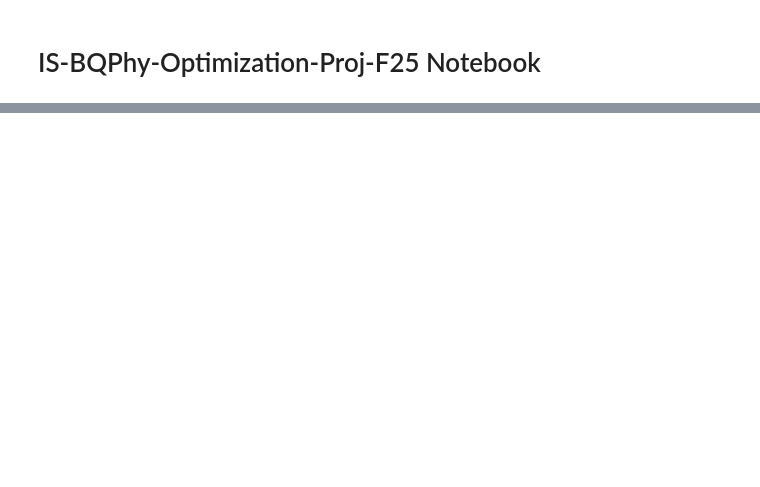
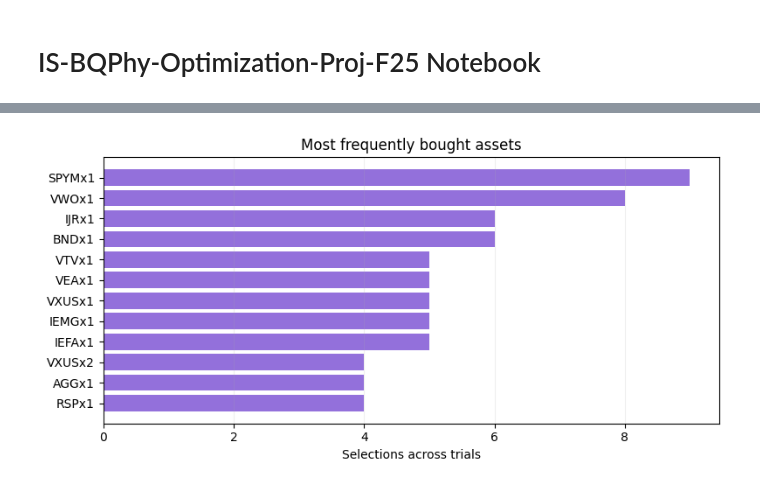
Before and after one commit to hemanskolla/IS-BQPhy-Optimization-Proj-F25, a Jupyter notebook: notebook.ipynb, the cells around one changed output, grey strips where cells are left out. Saved outputs shown, nothing was run; the diff lists cells and outputs as text; code cells hidden in the pictures; blank space fills up the shorter version.

```diff
--- a/notebook.ipynb
+++ b/notebook.ipynb
@@ -319,0 +408,23 @@ VTI – Vanguard Total Stock Market ETF
+# %%
+if not viz_records:
+    raise RuntimeError("No trial data to plot; run the setup cell first.")
+
+counts = Counter()
+for rec in viz_records:
+    tickers = rec.get("bought") or ""
+    counts.update([t.strip() for t in tickers.split(",") if t.strip()])
+
+common = counts.most_common(12)
+if not common:
+    print("No assets were selected in the sampled trials.")
+else:
+    labels, values = zip(*common)
+    fig, ax = plt.subplots(figsize=(8, 4))
+    ax.barh(labels[::-1], values[::-1], color="mediumpurple")
+    ax.set_xlabel("Selections across trials")
+    ax.set_title("Most frequently bought assets")
+    ax.grid(axis="x", alpha=0.2)
+    plt.tight_layout()
+    plt.show()
+# %% [output]
+[figure, added]
```
Also changed, not shown: parts of 5 cells of this notebook.
